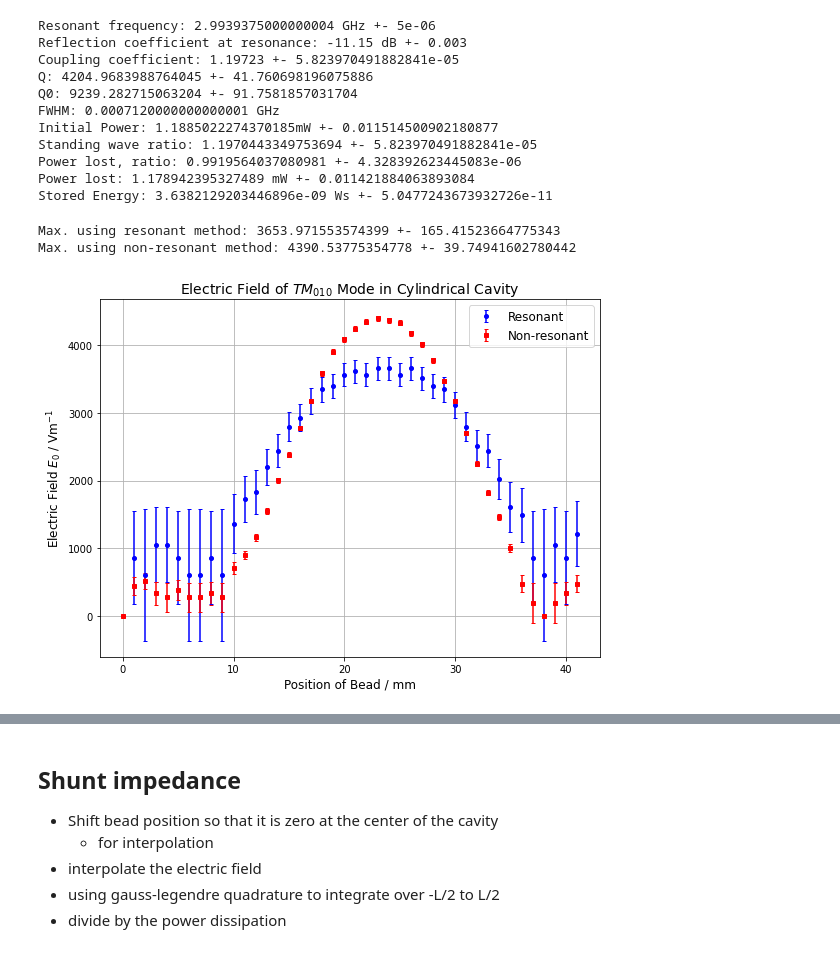
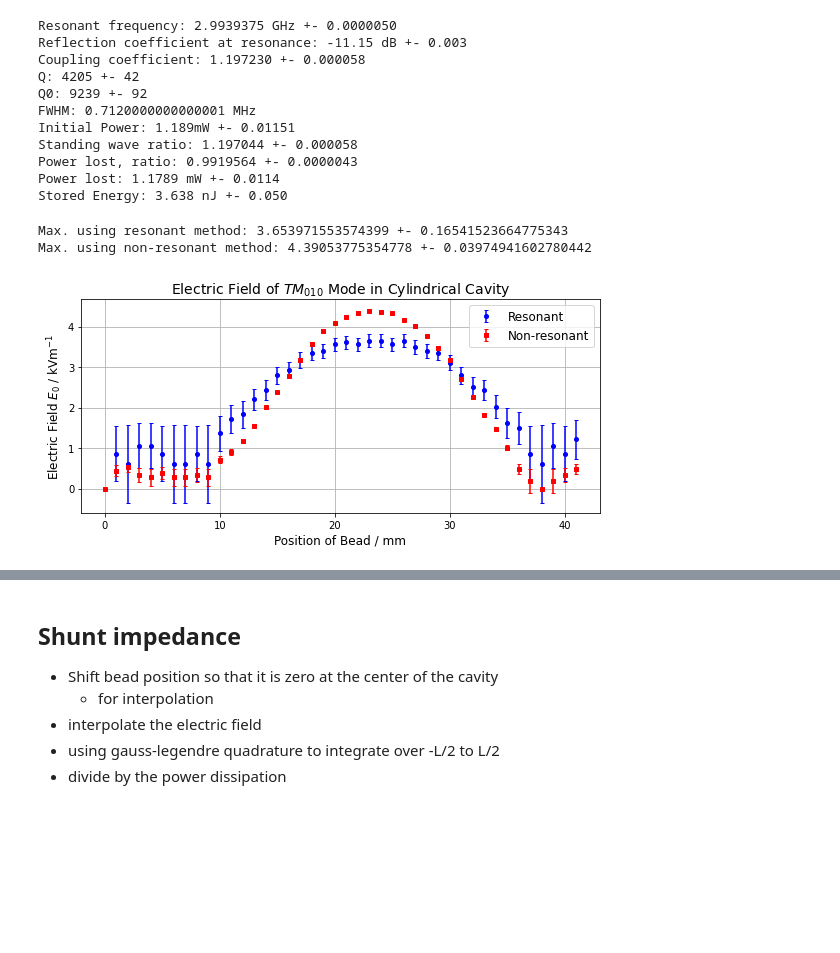
Before and after one commit to tesla1900/advanced-lab-course, a Jupyter notebook: cavities/bead_pull_analysis.ipynb, the cells around one changed output, grey strips where cells are left out. Cells and saved outputs as stored; diff of their text form; code cells hidden in the pictures; blank space fills up the shorter version.

```diff
--- a/cavities/bead_pull_analysis.ipynb
+++ b/cavities/bead_pull_analysis.ipynb
@@ -8,6 +8,7 @@ from utils import dB_to_U
 
 # modify this based on where you open the notebook
 PATH_TO_DATA = os.path.join(os.getcwd(), "data")
+figure_path = os.path.join(os.getcwd(), "figures")
 
 # data has the following columns (for each column): position of bead [mm] | delta resonant freq | delta |rho| |
 data = np.genfromtxt(os.path.join(PATH_TO_DATA, "bead_pull.csv"), delimiter=",", missing_values=np.nan, filling_values=np.nan, skip_header=1)
@@ -92,12 +93,12 @@ Q_err = Qfact_err(res_freq, freq_err, fwhm, np.sqrt(2) * freq_err)
 Q0_err = Q0fact_err(Q, Q_err, kappa, kappa_err)
 
 # print results
-print("Resonant frequency: {0} GHz +- {1}".format(res_freq* 1e-9, freq_err* 1e-9))
+print("Resonant frequency: {0:.7f} GHz +- {1:.7f}".format(res_freq* 1e-9, freq_err* 1e-9))
 print("Reflection coefficient at resonance: {0} dB +- {1}".format(rho_res, rho_res_err))
-print("Coupling coefficient: {0} +- {1}".format(kappa, kappa_err))
-print("Q: {0} +- {1}".format(Q, Q_err))
-print("Q0: {0} +- {1}".format(Q0, Q0_err))
-print("FWHM: {0} GHz".format(fwhm* 1e-9))
+print("Coupling coefficient: {0:.6f} +- {1:.6f}".format(kappa, kappa_err))
+print("Q: {0:.0f} +- {1:.0f}".format(Q, Q_err))
+print("Q0: {0:.0f} +- {1:.0f}".format(Q0, Q0_err))
+print("FWHM: {0} MHz".format(fwhm* 1e-9*1e3))
 
 
 # we made this up based on what we think the input power should have been based on the configuration
@@ -111,7 +112,7 @@ P0_err = 1e-3 * np.log(10) * 10**(P0 / 20 - 1) / 2 * P0_err
 
 # print(P0, P0_err)
 # stored energy
-print("Initial Power: {0}mW +- {1}".format(P0 * 1e3, P0_err * 1e3))
+print("Initial Power: {0:.4}mW +- {1:.4}".format(P0 * 1e3, P0_err * 1e3))
 
 # power lost
 swr = standing_wave_ratio(rho_res)
@@ -119,31 +120,31 @@ swr_err = standing_wave_err(rho_res, rho_res_err)
 ploss_ratio = power_loss_ratio(swr)
 ploss_ratio_err = powerloss_ratio_err(swr, swr_err)
 
-print("Standing wave ratio: {0} +- {1}".format(swr, swr_err))
-print("Power lost, ratio: {0} +- {1}".format(ploss_ratio, ploss_ratio_err))
+print("Standing wave ratio: {0:.6f} +- {1:.6f}".format(swr, swr_err))
+print("Power lost, ratio: {0:.7f} +- {1:.7f}".format(ploss_ratio, ploss_ratio_err))
 
 Ploss = ploss_ratio * P0
 Ploss_err = np.sqrt( (P0 * ploss_ratio_err)**2. + (ploss_ratio * P0_err)**2. )
 
-print("Power lost: {0} mW +- {1}".format(Ploss * 1e3, Ploss_err * 1e3))
+print("Power lost: {0:.4f} mW +- {1:.4f}".format(Ploss * 1e3, Ploss_err * 1e3))
 
 # stored energy
 W = Q0 * Ploss / ( res_freq )
 W_err = np.sqrt( (Ploss * Q0_err)**2. + (Q0 * Ploss_err)**2. + (Q0 * Ploss * freq_err / res_freq)**2. ) / res_freq
 
-print("Stored Energy: {0} Ws +- {1} ".format(W, W_err))
+print("Stored Energy: {0:.3f} nJ +- {1:.3f} ".format(W * 1e9, W_err*1e9))
 # %% [output]
-Resonant frequency: 2.9939375000000004 GHz +- 5e-06
+Resonant frequency: 2.9939375 GHz +- 0.0000050
 Reflection coefficient at resonance: -11.15 dB +- 0.003
-Coupling coefficient: 1.19723 +- 5.823970491882841e-05
-Q: 4204.9683988764045 +- 41.760698196075886
-Q0: 9239.282715063204 +- 91.7581857031704
-FWHM: 0.0007120000000000001 GHz
-Initial Power: 1.1885022274370185mW +- 0.011514500902180877
-Standing wave ratio: 1.1970443349753694 +- 5.823970491882841e-05
-Power lost, ratio: 0.9919564037080981 +- 4.328392623445083e-06
-Power lost: 1.178942395327489 mW +- 0.011421884063893084
-Stored Energy: 3.6382129203446896e-09 Ws +- 5.0477243673932726e-11
+Coupling coefficient: 1.197230 +- 0.000058
+Q: 4205 +- 42
+Q0: 9239 +- 92
+FWHM: 0.7120000000000001 MHz
+Initial Power: 1.189mW +- 0.01151
+Standing wave ratio: 1.197044 +- 0.000058
+Power lost, ratio: 0.9919564 +- 0.0000043
+Power lost: 1.1789 mW +- 0.0114
+Stored Energy: 3.638 nJ +- 0.050
 # %%
 # evaluate perturbing constant
 eps0 = 8.8541878128e-12 # in C V^-1 m^-1
@@ -187,39 +188,41 @@ def E0_nonres_err(delta_rho, kappa, Q0, W, delta_rho_err, kappa_err, Q0_err, W_e
 # %%
 # plot position vs E0 for non-resoant and resonant method
 
 bead_pos = (data[0] - data[0][0]) * 1e-3 # m
 delta_omega = data[1] * 1e3  # Hz
 delta_rho = data[2]  # dB
 bead_pos_err = 0.2 * 1e-3  # m
 delta_omega_err = 7 * 1e3 # Hz
 delta_rho_err = 0.003   #dB
 
 E0_r = E0_res(delta_omega, res_freq, W)
 E0_r_err = E0_res_err(delta_omega, res_freq, W, delta_omega_err, freq_err, W_err)
 
 E0_nr = E0_nonres(delta_rho, kappa, Q0, W)
 E0_nr_err = E0_nonres_err(delta_rho, kappa, Q0, W, delta_rho_err, kappa_err, Q0_err, W_err)
 
-fig, ax = plt.subplots(figsize=(8,6), tight_layout=True)
-ax.errorbar(bead_pos * 1e3, E0_r, yerr=E0_r_err, label="Resonant", color="b",
+fig, ax = plt.subplots(figsize=(8,4), tight_layout=True)
+ax.errorbar(bead_pos * 1e3, E0_r*1e-3, yerr=E0_r_err*1e-3, label="Resonant", color="b",
             ls="", marker="o", ms=4.0, capsize=2.0)
-ax.errorbar(bead_pos * 1e3, E0_nr, yerr=E0_nr_err, label="Non-resonant", color="r",
+ax.errorbar(bead_pos * 1e3, E0_nr*1e-3, yerr=E0_nr_err*1e-3, label="Non-resonant", color="r",
             ls="", marker="s", ms=4.0, capsize=2.0)
 
 ax.set_xlabel("Position of Bead / mm", fontsize=12)
-ax.set_ylabel("Electric Field $E_0$ / Vm$^{{-1}}$", fontsize=12)
+ax.set_ylabel("Electric Field $E_0$ / kVm$^{{-1}}$", fontsize=12)
 ax.set_title("Electric Field of $TM_{{010}}$ Mode in Cylindrical Cavity", fontsize=14)
 
 ax.grid()
 ax.legend(prop={"size":12})
 
 # print max
-print("Max. using resonant method: {0} +- {1}".format(np.max(E0_r), E0_r_err[np.argmax(E0_r)]))
-print("Max. using non-resonant method: {0} +- {1}".format(np.max(E0_nr), E0_nr_err[np.argmax(E0_nr)]))
+print("Max. using resonant method: {0} +- {1}".format(np.max(E0_r*1e-3), E0_r_err[np.argmax(E0_r)]*1e-3))
+print("Max. using non-resonant method: {0} +- {1}".format(np.max(E0_nr*1e-3), E0_nr_err[np.argmax(E0_nr)]*1e-3))
+
+plt.savefig(os.path.join(figure_path, "E0_nott.png"), dpi=300, bbox_per_inches="tight")
 # %% [output]
-Max. using resonant method: 3653.971553574399 +- 165.41523664775343
-Max. using non-resonant method: 4390.53775354778 +- 39.74941602780442
+Max. using resonant method: 3.653971553574399 +- 0.16541523664775343
+Max. using non-resonant method: 4.39053775354778 +- 0.03974941602780442
-[figure, old version]
+[figure, new version]
 # %%
 # now consider the transit time factor
 c = 3e8  # speed of light
```
Also changed, not shown: parts of 2 cells of this notebook, 6 other files.
